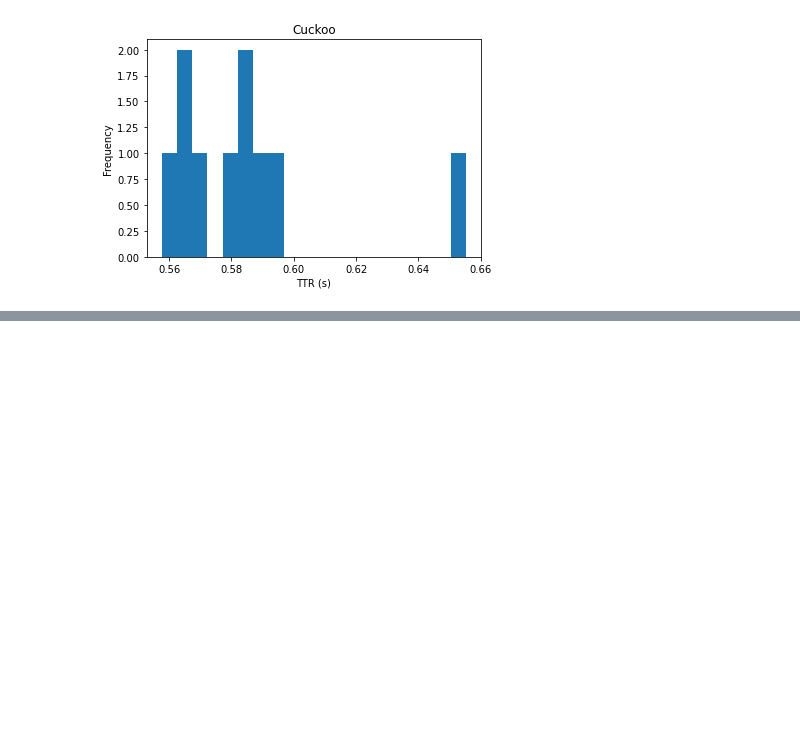
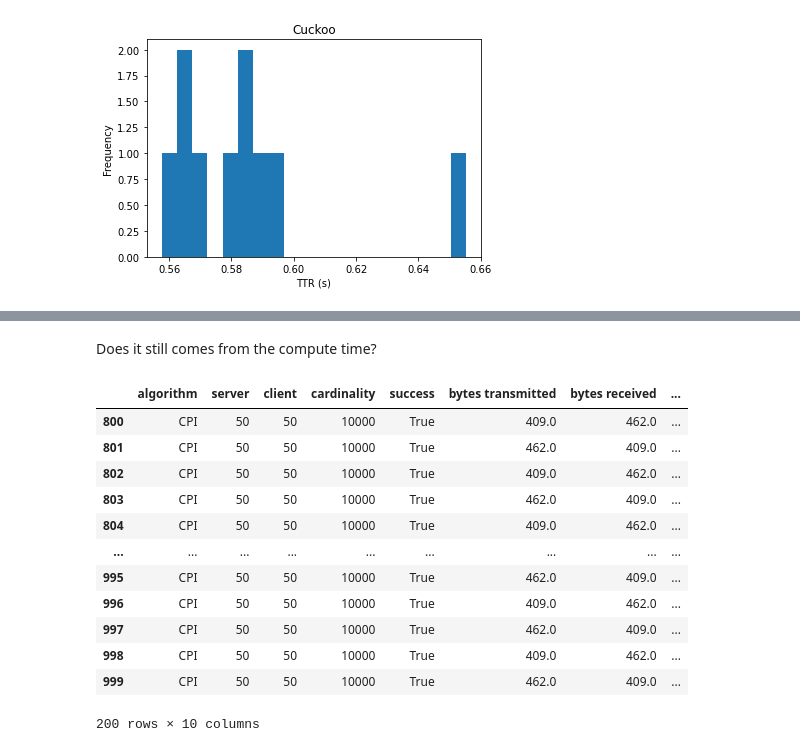
Before and after one commit to nislab/gensync, a Jupyter notebook: run/analysis.ipynb, the cells around one changed output, grey strips where cells are left out. Drawn from its saved outputs; the diff is of its cells as text; code cells hidden in the pictures; blank space fills up the shorter version.

Commit message:
CPISync COMP time fix

```diff
--- a/run/analysis.ipynb
+++ b/run/analysis.ipynb
@@ -181,0 +220,20 @@ How many experiment runs we need to reach some reasonable confidence in estimati
+# %% [markdown]
+Does it still comes from the compute time?
+# %%
+d_1017_CPI_only_raw = ca.parse('plain_data/gensync_464242008_1017_CPI_only.csv')
+d_1017_CPI_only_raw_50 = d_1017_CPI_only_raw[d_1017_CPI_only_raw['server'] == 50]
+d_1017_CPI_only_raw_50
+# %% [output]
+|  | algorithm | server | client | cardinality | success | bytes transmitted | bytes received | ... |
+| 800 | CPI | 50 | 50 | 10000 | True | 409.0 | 462.0 | ... |
+| 801 | CPI | 50 | 50 | 10000 | True | 462.0 | 409.0 | ... |
+| 802 | CPI | 50 | 50 | 10000 | True | 409.0 | 462.0 | ... |
+| 803 | CPI | 50 | 50 | 10000 | True | 462.0 | 409.0 | ... |
+| 804 | CPI | 50 | 50 | 10000 | True | 409.0 | 462.0 | ... |
+| ... | ... | ... | ... | ... | ... | ... | ... | ... |
+| 995 | CPI | 50 | 50 | 10000 | True | 462.0 | 409.0 | ... |
+| 996 | CPI | 50 | 50 | 10000 | True | 409.0 | 462.0 | ... |
+| 997 | CPI | 50 | 50 | 10000 | True | 462.0 | 409.0 | ... |
+| 998 | CPI | 50 | 50 | 10000 | True | 409.0 | 462.0 | ... |
+| 999 | CPI | 50 | 50 | 10000 | True | 462.0 | 409.0 | ... |
+200 rows × 10 columns
```
Also changed, not shown: parts of 10 cells of this notebook, 1 other file.
